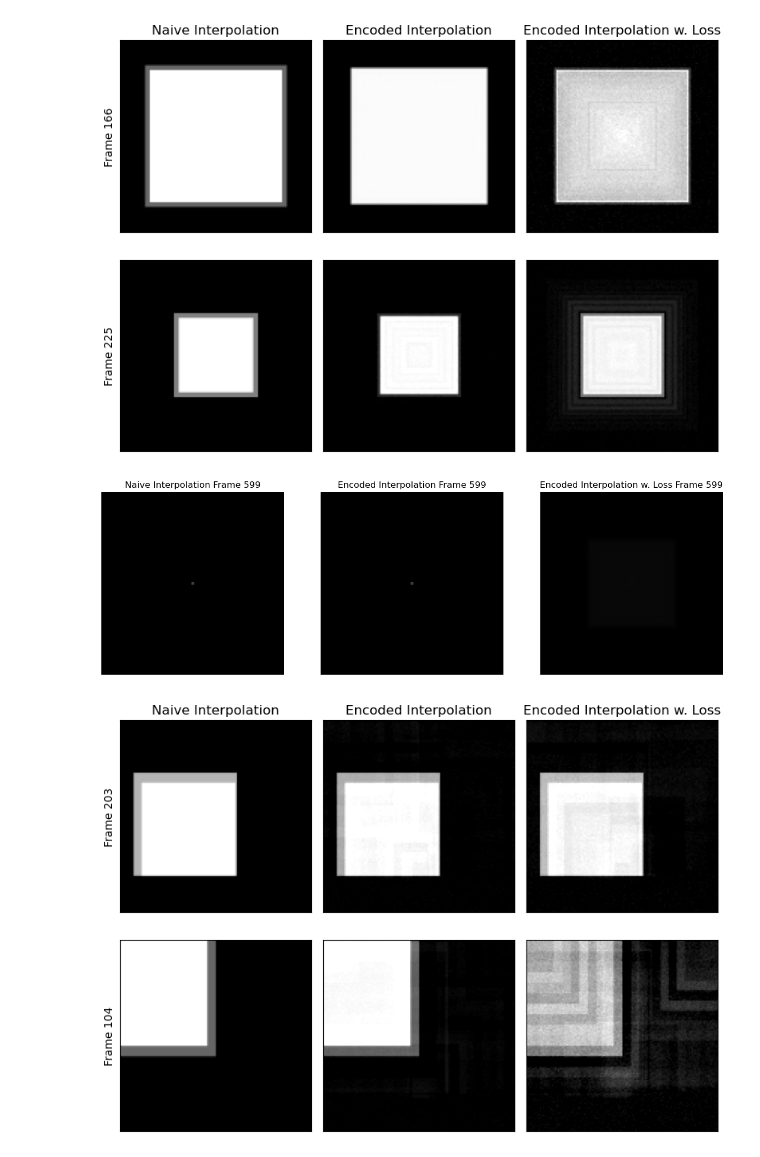
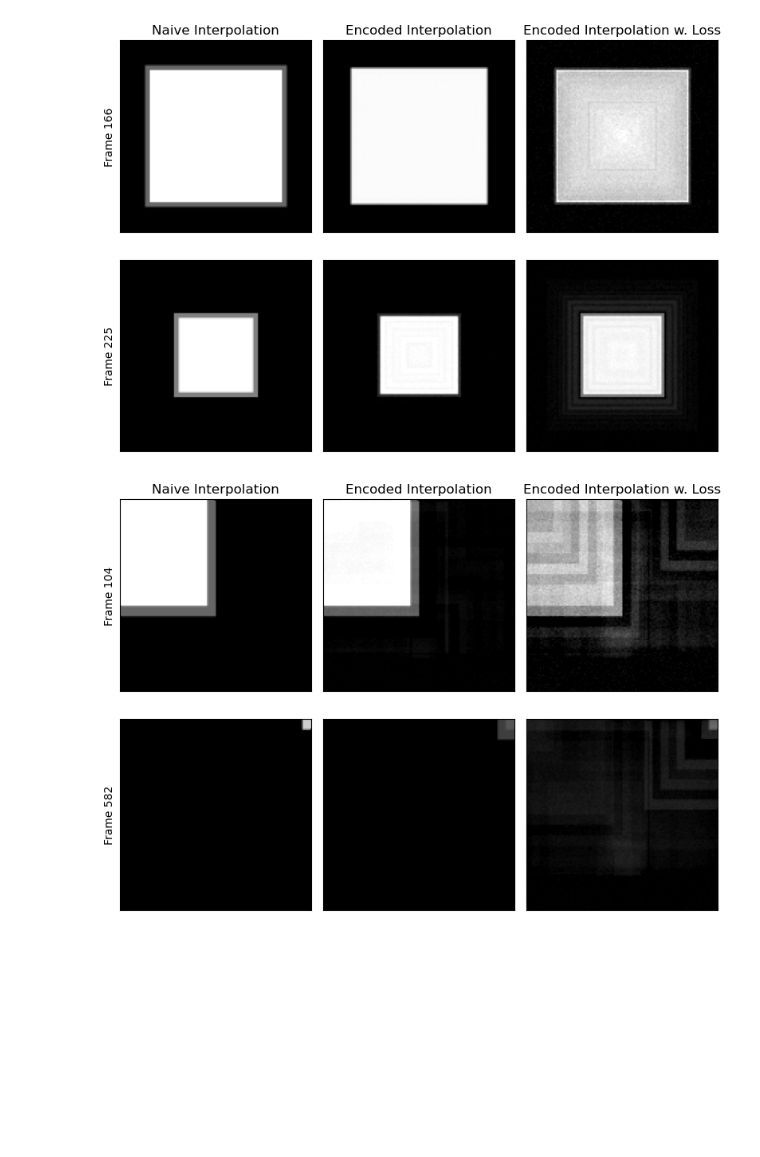
Before and after one commit to AlexanderGosden/02671_project, a Jupyter notebook: plot.ipynb, the cells around one changed output. Drawn from its saved outputs; the diff is of its cells as text; code cells hidden in the pictures; blank space fills up the shorter version.

```diff
--- a/plot.ipynb
+++ b/plot.ipynb
@@ -8,8 +8,8 @@ from src.utils.misc import animate_videos
 from matplotlib import pyplot as plt
 import os
 # %%
-# set animation flag
-animate = True
+# set animation flag. If true, runtime is much higher due to saving
+animate = False
 
 
 # load videos
@@ -23,7 +23,7 @@ device = 'cuda' if torch.cuda.is_available() else 'cpu'
 model_titles = ['Naive Interpolation', 'Encoded Interpolation', 'Encoded Interpolation w. Loss']
 
 
-for video, video_name, frames_of_interest in zip([size_video, moving_video], ['Regular', 'Moving'], [[166, 225], [203, 104]]):
+for video, video_name, frames_of_interest in zip([size_video, moving_video], ['Regular', 'Moving'], [[166, 225], [104, 582]]):
 
     # Interpolate in pixel space
     interpolated_video = interpolate_linear(np.arange(len(video)), np.arange(0, len(video), 0.1), video)
@@ -70,32 +70,31 @@ for video, video_name, frames_of_interest in zip([size_video, moving_video], ['R
 
         # Plot the interpolated frames from each model
         for i, frame in enumerate(frames_of_interest):
             axs[i, j].imshow(output_interpolated[frame], cmap='gray', vmin = 0, vmax = 255)
 
 
 
     # Plot pretty
     for ax in axs.flat:
         ax.axes.get_xaxis().set_visible(False)
         ax.set_yticklabels([])
         ax.set_yticks([])
     for j in range(len(model_titles)):
         axs[0, j].set_title(model_titles[j])
 
 
     fig.tight_layout()
 
     plt.savefig(f'figures/interp_{video_name}.png', dpi=300)
 
     plt.show()
 
     if animate:
         # Animate the videos
         ani = animate_videos(interpolated_videos, model_titles)
         writer = animation.FFMpegWriter(fps=30, codec='libx264', extra_args=['-crf', '28'])
         ani.save(os.path.join('figures',f'{video_name}.mp4'), writer=writer)
         plt.show()
 # %% [output]
 [figure]
-[figure, old version]
+[figure, new version]
-[figure, removed]
```
Also changed, not shown: parts of 1 cell of this notebook, 6 other files.
